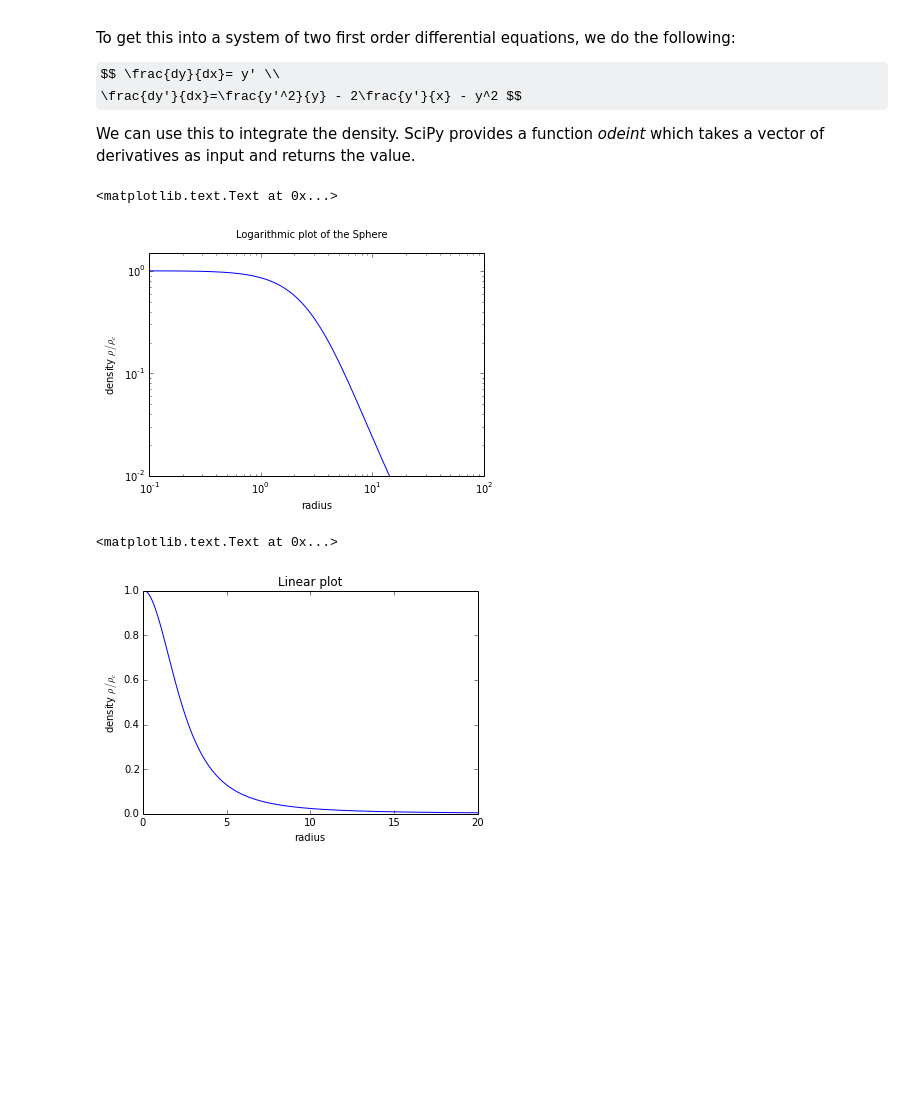
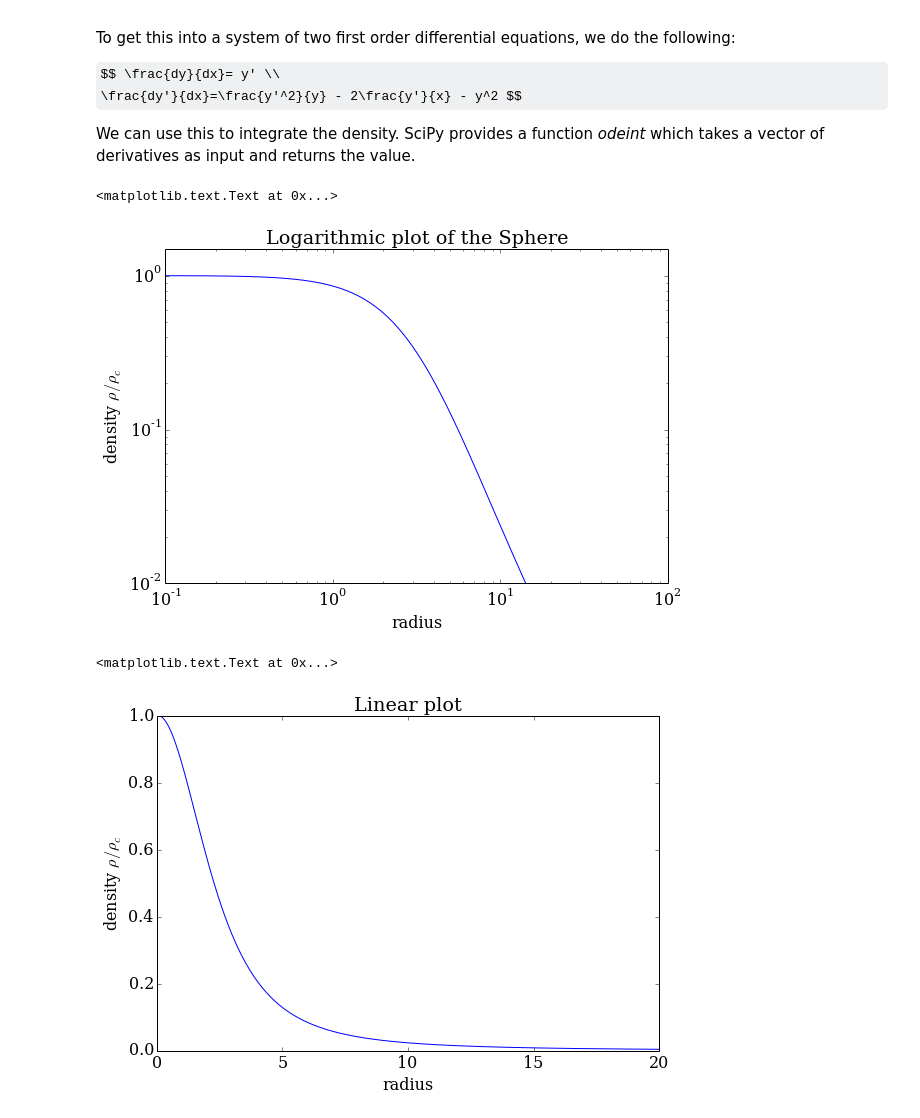
Before and after one commit to belfhi/sphere_numeric, a Jupyter notebook: Isothermal Sphere Numerics.ipynb, the cells around one changed output. Cells and saved outputs as stored; diff of their text form; code cells hidden in the pictures; some formulas as TeX source; blank space fills up the shorter version.

```diff
--- a/Isothermal Sphere Numerics.ipynb
+++ b/Isothermal Sphere Numerics.ipynb
@@ -74,36 +72,41 @@ derivatives as input and returns the value.
+# %%
+%matplotlib inline
+plt.rcParams['figure.figsize']=(9.0,6.0)
+plt.rcParams['font.size']=16
+plt.rcParams['font.family']='serif'
 # %%
 import numpy as np
 import scipy.constants as C
 from scipy.integrate import odeint
 import matplotlib.pyplot as plt
 
 N=10000 # number of points on R
 T0=200. #arbitraty temperature
 rho_c = 1e-10
 c=np.sqrt((4*C.pi*C.G*rho_c)/(C.R*T0))
 
 #derivative function which is needed for the integration
 def deriv(y,r):
     return np.array([y[1], y[1]**2/y[0] - 2*y[1]/r - y[0]**2 ])
 
 yinit = np.array([1., 0.])       # initial value vector
 radius = np.linspace(0.1,100.,N) # radius r=0. cannot be used, as it is divided by r
 y = odeint(deriv, yinit, radius) # calling the integration function
 
-fig1= plt.figure()
+fig1= plt.figure(1)
 sub1 = fig1.add_subplot(111)
 sub1.plot(radius, y[:,0])
-plt.xlabel("radius")
-plt.ylabel("density $\\rho / \\rho_c$")
-plt.yscale('log')
-plt.xscale('log')
-plt.ylim(1e-2,1.5)
-plt.xlim(1e-1,1e2)
 
-fig1.suptitle("Logarithmic plot of the Sphere")
+sub1.set_xlabel("radius")
+sub1.set_ylabel("density $\\rho / \\rho_c$")
+sub1.set_yscale('log')
+sub1.set_xscale('log')
+sub1.set_ylim(1e-2,1.5)
+sub1.set_xlim(1e-1,1e2)
+sub1.set_title("Logarithmic plot of the Sphere")
 # %% [output]
 <matplotlib.text.Text at 0x...>
-[figure, old version]
+[figure, new version]
 # %%
 fig2 = plt.figure(2)
 
@@ -115,4 +118,4 @@ sub2.set_xlabel("radius")
 sub2.set_ylabel("density $\\rho/\\rho_c$")
 # %% [output]
 <matplotlib.text.Text at 0x...>
-[figure, old version]
+[figure, new version]
```
Also changed, not shown: parts of 1 cell of this notebook.
